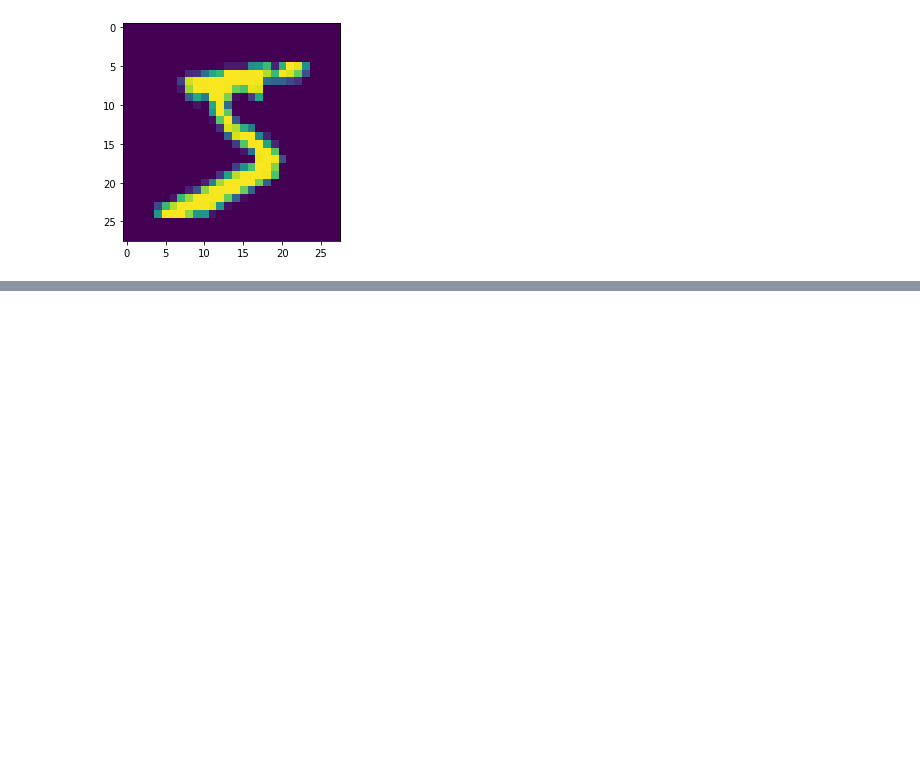
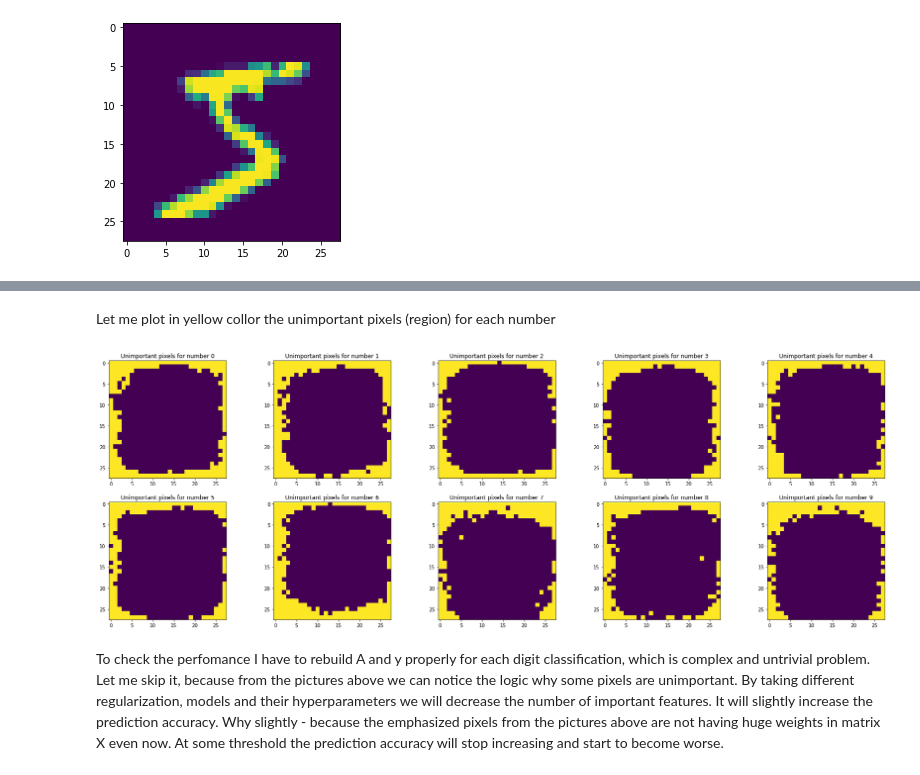
Before and after one commit to Saizt/UH-Pattern-Recognition, a Jupyter notebook: Ex 4.3, 4.4/Ex 4.3, 4.4.ipynb, the cells around one changed output, grey strips where cells are left out. Cells and saved outputs as stored; diff of their text form; code cells hidden in the pictures; blank space fills up the shorter version.

```diff
--- a/Ex 4.3, 4.4/Ex 4.3, 4.4.ipynb
+++ b/Ex 4.3, 4.4/Ex 4.3, 4.4.ipynb
@@ -180,0 +229,16 @@ B = B.T
+# %%
+mask = [lr.coef_[i]!=0 for i in range(10)]
+# %% [markdown]
+Let me plot in yellow collor the unimportant pixels (region) for each number
+# %%
+f, ax = plt.subplots(2,5, figsize=(30,10))
+
+for i in range(10):
+    temp = np.ones(A.shape)
+    temp[:, ~mask[i]] = 255*np.ones(temp[:, ~mask[i]].shape)
+    ax[i//5][i%5].imshow(temp[0].reshape(28,28))
+    ax[i//5][i%5].set_title('Unimportant pixels for number {}'.format(i));
+# %% [output]
+[figure, added]
+# %% [markdown]
+To check the perfomance I have to rebuild A and y properly for each digit classification, which is complex and untrivial problem. Let me skip it, because from the pictures above we can notice the logic why some pixels are unimportant. By taking different regularization, models and their hyperparameters we will decrease the number of important features. It will slightly increase the prediction accuracy. Why slightly - because the emphasized pixels from the pictures above are not having huge weights in matrix X even now. At some threshold the prediction accuracy will stop increasing and start to become worse.
```
Also changed, not shown: parts of 13 cells of this notebook.
